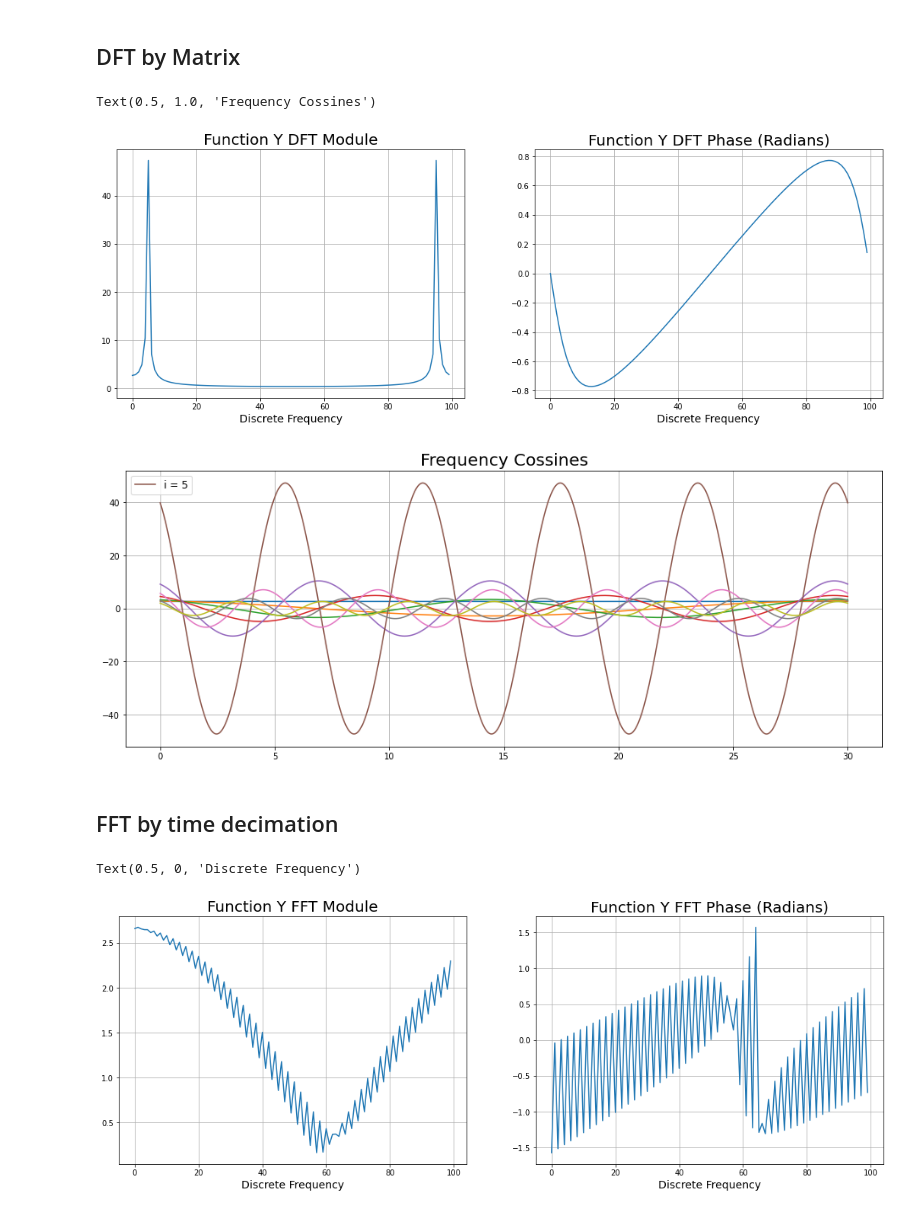
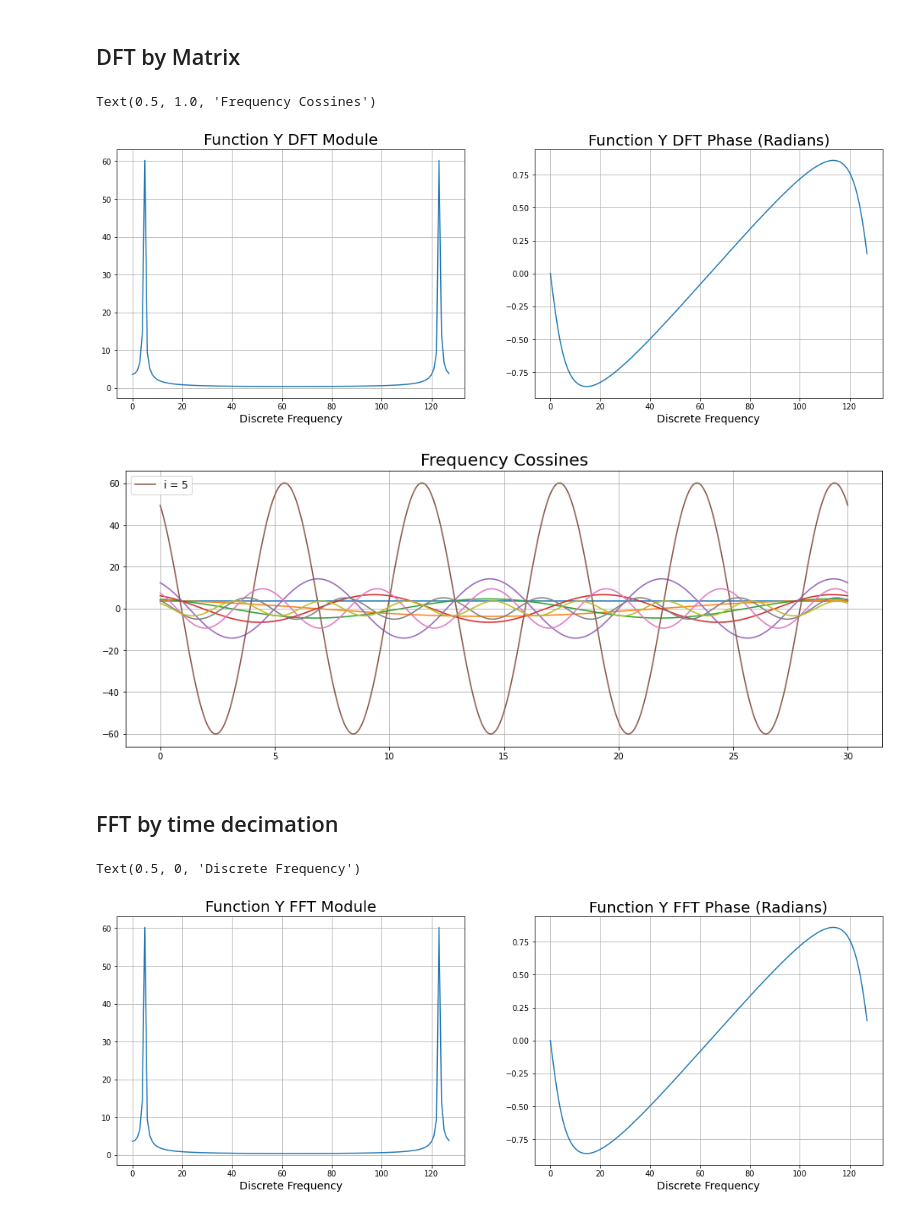
Before and after one commit to CaioRodrigues200/Signal_Processing, a Jupyter notebook: Atividades/FFT.ipynb, the cells around one changed output. Drawn from its saved outputs; the diff is of its cells as text; code cells hidden in the pictures.

```diff
--- a/Atividades/FFT.ipynb
+++ b/Atividades/FFT.ipynb
@@ -11,7 +11,7 @@ def f(x):
     return np.cos(x) # Function
 # %%
 Lims = [0,30]   # Sample limits
-SPoints = 100    # Sample points
+SPoints = 128    # Sample points
 X = np.linspace(Lims[0],Lims[1],1000)
 Xs = np.linspace(Lims[0],Lims[1],SPoints)
 Y = f(X)
@@ -72,8 +72,8 @@ plt.legend(fontsize=12)
 plt.title('Frequency Cossines', fontsize=20)
 # %% [output]
 Text(0.5, 1.0, 'Frequency Cossines')
-[figure, old version]
+[figure, new version]
-[figure, old version]
+[figure, new version]
 # %% [markdown]
 ## FFT by time decimation
 # %%
@@ -81,48 +81,42 @@ PadSize = 2**( int( np.log2(SPoints-1) ) +1 )
 PadYs = np.zeros(PadSize) # Zero-Padded signal
 PadYs[0:SPoints] = Ys
 
-DFTMatE = np.zeros((2,int(PadSize/2),2)) # Even DFT matrix
-DFTMatO = np.zeros((2,int(PadSize/2),2)) # Odd DFT matrix
+DFTMat = np.zeros((PadSize,int(PadSize/2)), dtype = complex) # DFT matrix coefs
 
-for i in range(2): # Frequency
+for i in range(PadSize): # Frequency
     for k in range(int(PadSize/2)): # Time
-        expe = np.exp(-1j*(2*np.pi*i*k/(PadSize/2)))
-        DFTMatE[i,k,:] = [np.real(expe),np.imag(expe)]
-        DFTMatO[i,k,:] = [np.real(expe),np.imag(expe)]
+        DFTMat[i,k] = np.exp(-1j*(2*np.pi*i*k/(PadSize/2)))
 
-PadYsE = PadYs[0::2] # Even Signal
-PadYsO = PadYs[1::2] # Odd Signal
+PadYsE = PadYs[0::2] # Even Signal values
+PadYsO = PadYs[1::2] # Odd Signal values
 
-realYE = np.matmul(DFTMatE[:,:,0],PadYsE) # Xe[0] and Xe[1]
-imagYE = np.matmul(DFTMatE[:,:,1],PadYsE)
-realYO = np.matmul(DFTMatO[:,:,0],PadYsO) # Xo[0] and Xo[1]
-imagYO = np.matmul(DFTMatO[:,:,1],PadYsO)
+ValueYE = np.matmul(DFTMat,np.transpose(PadYsE)) # Xe[k]
+ValueYO = np.matmul(DFTMat,np.transpose(PadYsO)) # Xo[k]
 
-YoutMat = np.zeros((PadSize,2)) # FFT result matrix
+YoutMat = np.zeros((PadSize),dtype=complex) # FFT result matrix
 for p in range(PadSize):
     expeFFT = np.exp(-1j*(2*np.pi*p/PadSize))
-    YoutMat[p,0] = realYE[p%2] + np.real(expeFFT*(realYO[p%2] + 1j*imagYO[p%2]))
-    YoutMat[p,1] = imagYE[p%2] + np.imag(expeFFT*(realYO[p%2] + 1j*imagYO[p%2]))
+    YoutMat[p] = ValueYE[p] + expeFFT*ValueYO[p]
 
 ModYout = np.zeros(PadSize)
 AngleYout = np.zeros(PadSize)
 
 for i in range(PadSize):
-    ModYout[i] = np.sqrt(YoutMat[i,0]**2 + YoutMat[i,1]**2)
-    AngleYout[i] = np.arctan(YoutMat[i,0] / YoutMat[i,1])
+    ModYout[i] = np.absolute(YoutMat[i])
+    AngleYout[i] = np.arctan(np.imag(YoutMat[i]) / np.real(YoutMat[i]))
 
 Xfreq = np.linspace(0,SPoints-1,SPoints)
 
 figure, ax = plt.subplots(1,2,figsize=(18,6))
 ax[0].plot(Xfreq,ModYout[0:SPoints])
 ax[0].grid(True)
 ax[0].set_title("Function Y FFT Module", fontsize=20)
 ax[0].set_xlabel("Discrete Frequency", fontsize=14)
 
 ax[1].plot(Xfreq,AngleYout[0:SPoints])
 ax[1].grid(True)
 ax[1].set_title("Function Y FFT Phase (Radians)", fontsize=20)
 ax[1].set_xlabel("Discrete Frequency", fontsize=14)
 # %% [output]
 Text(0.5, 0, 'Discrete Frequency')
-[figure, old version]
+[figure, new version]
```
Also changed, not shown: parts of 1 cell of this notebook.
